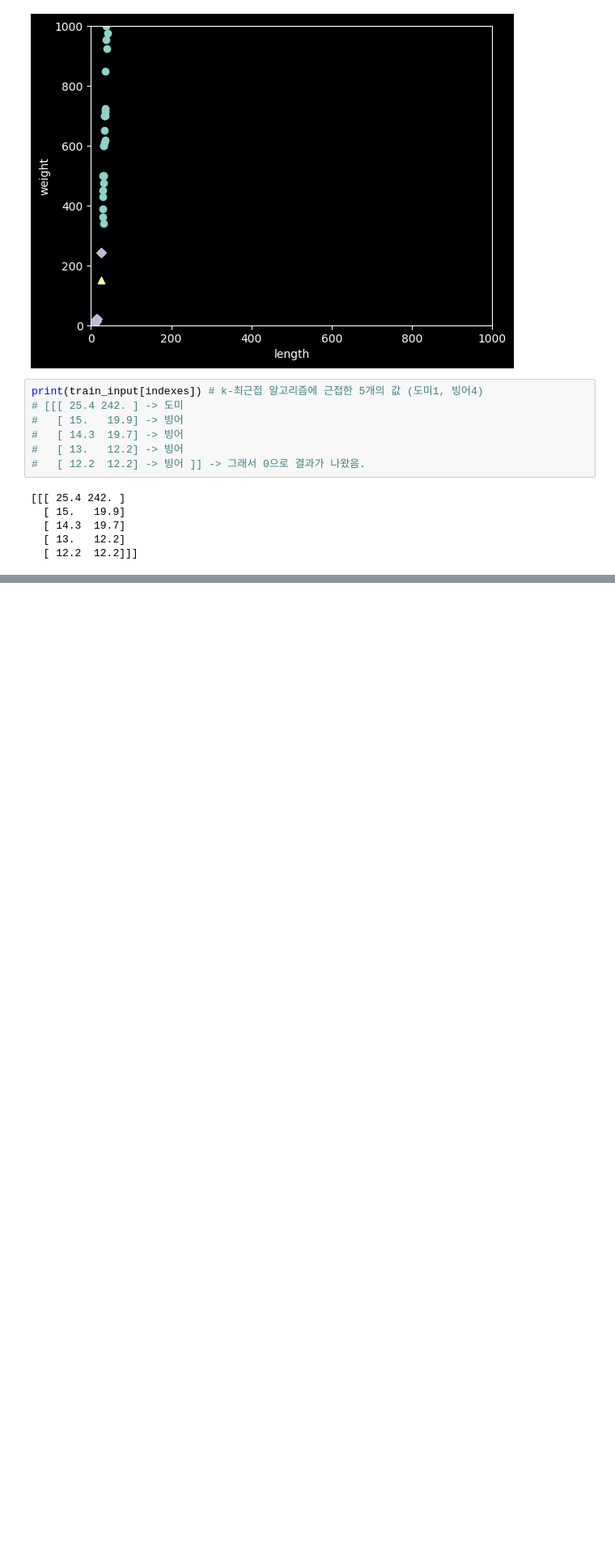
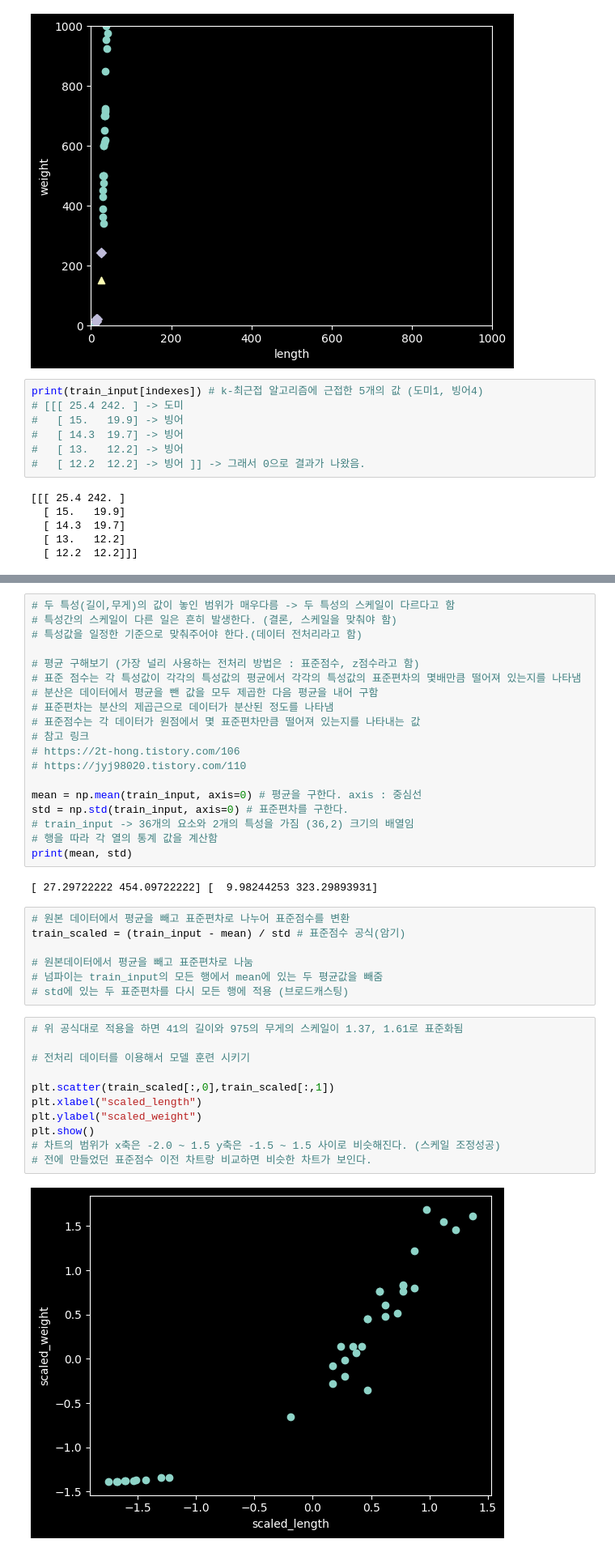
Before and after one commit to ejjang2030/AI_26, a Jupyter notebook: 02_02_데이터전처리.ipynb, the cells around one changed output, grey strips where cells are left out. Shown at 81% size. Saved outputs shown, nothing was run; the diff lists cells and outputs as text; blank space fills up the shorter version.

```diff
--- a/02_02_데이터전처리.ipynb
+++ b/02_02_데이터전처리.ipynb
@@ -136,0 +151,41 @@ print(train_input[indexes]) # k-최근접 알고리즘에 근접한 5개의 값
+# %%
+# 두 특성(길이,무게)의 값이 놓인 범위가 매우다름 -> 두 특성의 스케일이 다르다고 함
+# 특성간의 스케일이 다른 일은 흔히 발생한다. (결론, 스케일을 맞춰야 함)
+# 특성값을 일정한 기준으로 맞춰주어야 한다.(데이터 전처리라고 함)
+
+# 평균 구해보기 (가장 널리 사용하는 전처리 방법은 : 표준점수, z점수라고 함)
+# 표준 점수는 각 특성값이 각각의 특성값의 평균에서 각각의 특성값의 표준편차의 몇배만큼 떨어져 있는지를 나타냄
+# 분산은 데이터에서 평균을 뺀 값을 모두 제곱한 다음 평균을 내어 구함
+# 표준편차는 분산의 제곱근으로 데이터가 분산된 정도를 나타냄
+# 표준점수는 각 데이터가 원점에서 몇 표준편차만큼 떨어져 있는지를 나타내는 값
+# 참고 링크
+# https://2t-hong.tistory.com/106
+# https://jyj98020.tistory.com/110
+
+mean = np.mean(train_input, axis=0) # 평균을 구한다. axis : 중심선
+std = np.std(train_input, axis=0) # 표준편차를 구한다.
+# train_input -> 36개의 요소와 2개의 특성을 가짐 (36,2) 크기의 배열임
+# 행을 따라 각 열의 통계 값을 계산함
+print(mean, std)
+# %% [output]
+[ 27.29722222 454.09722222] [  9.98244253 323.29893931]
+# %%
+# 원본 데이터에서 평균을 빼고 표준편차로 나누어 표준점수를 변환
+train_scaled = (train_input - mean) / std # 표준점수 공식(암기)
+
+# 원본데이터에서 평균을 빼고 표준편차로 나눔
+# 넘파이는 train_input의 모든 행에서 mean에 있는 두 평균값을 빼줌
+# std에 있는 두 표준편차를 다시 모든 행에 적용 (브로드캐스팅)
+# %%
+# 위 공식대로 적용을 하면 41의 길이와 975의 무게의 스케일이 1.37, 1.61로 표준화됨
+
+# 전처리 데이터를 이용해서 모델 훈련 시키기
+
+plt.scatter(train_scaled[:,0],train_scaled[:,1])
+plt.xlabel("scaled_length")
+plt.ylabel("scaled_weight")
+plt.show()
+# 차트의 범위가 x축은 -2.0 ~ 1.5 y축은 -1.5 ~ 1.5 사이로 비슷해진다. (스케일 조정성공)
+# 전에 만들었던 표준점수 이전 차트랑 비교하면 비슷한 차트가 보인다.
+# %% [output]
+[figure, added]
```
Also changed, not shown: parts of 10 cells of this notebook.
